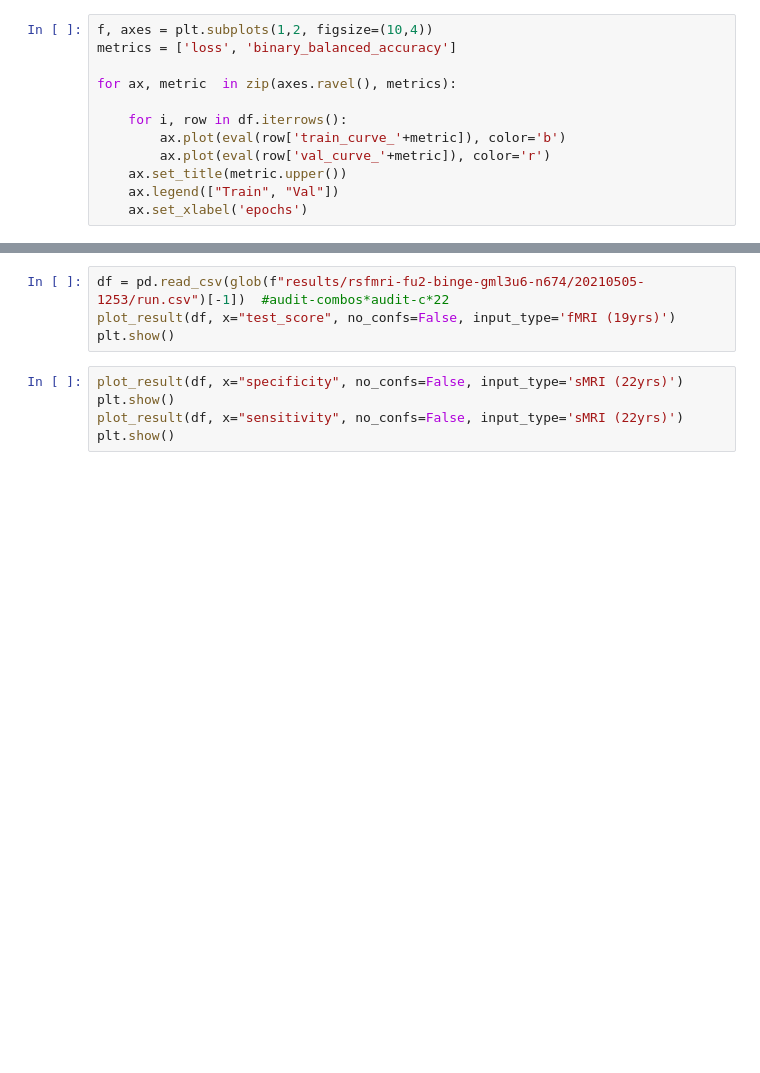
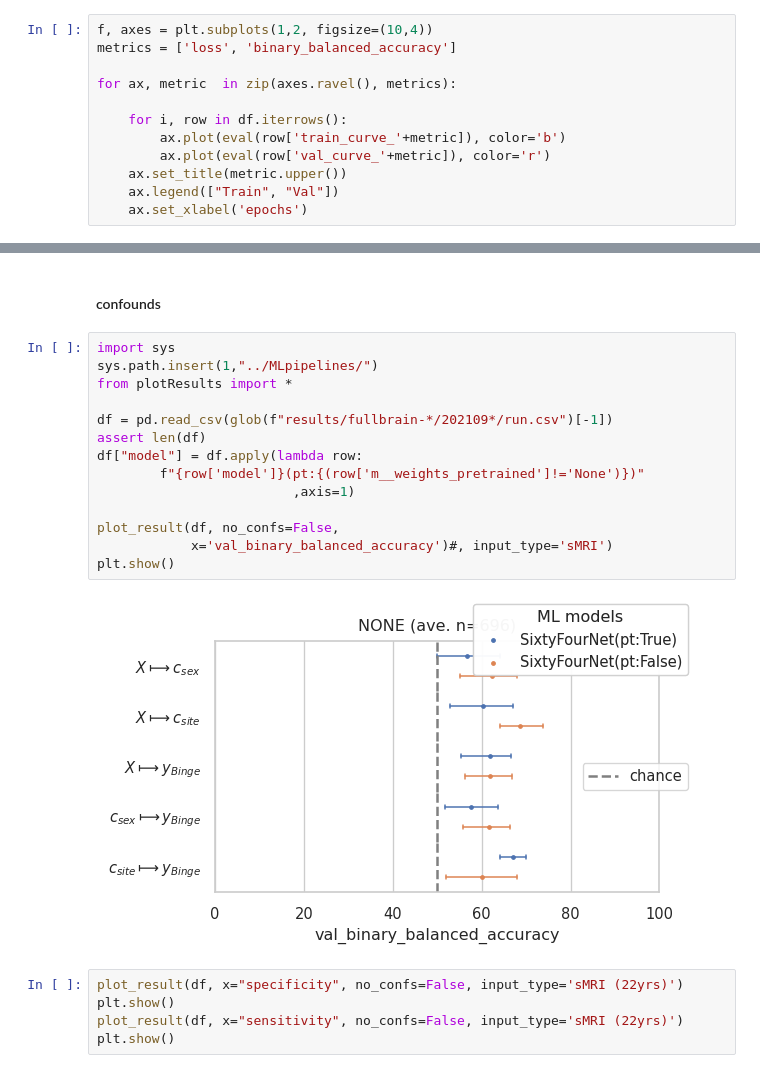
Before and after one commit to RoshanRane/ML_for_IMAGEN, a Jupyter notebook: DLpipeline/plot_results.ipynb, the cells around one changed output, grey strips where cells are left out. Drawn from its saved outputs; the diff is of its cells as text; blank space fills up the shorter version.

```diff
--- a/DLpipeline/plot_results.ipynb
+++ b/DLpipeline/plot_results.ipynb
@@ -52,7 +55,21 @@ for ax, metric  in zip(axes.ravel(), metrics):
-# %%
-df = pd.read_csv(glob(f"results/rsfmri-fu2-binge-gml3u6-n674/20210505-1253/run.csv")[-1])  #audit-combos*audit-c*22
-plot_result(df, x="test_score", no_confs=False, input_type='fMRI (19yrs)')
-plt.show()
+# %% [markdown]
+####  confounds
+# %%
+import sys
+sys.path.insert(1,"../MLpipelines/")
+from plotResults import *
+
+df = pd.read_csv(glob(f"results/fullbrain-*/202109*/run.csv")[-1])
+assert len(df)
+df["model"] = df.apply(lambda row:
+        f"{row['model']}(pt:{(row['m__weights_pretrained']!='None')})"
+                         ,axis=1)
+
+plot_result(df, no_confs=False,
+            x='val_binary_balanced_accuracy')#, input_type='sMRI')
+plt.show()
+# %% [output]
+[figure, added]
 # %%
 plot_result(df, x="specificity", no_confs=False, input_type='sMRI (22yrs)')
 plt.show()
```
Also changed, not shown: parts of 6 cells of this notebook, 3 other files.
